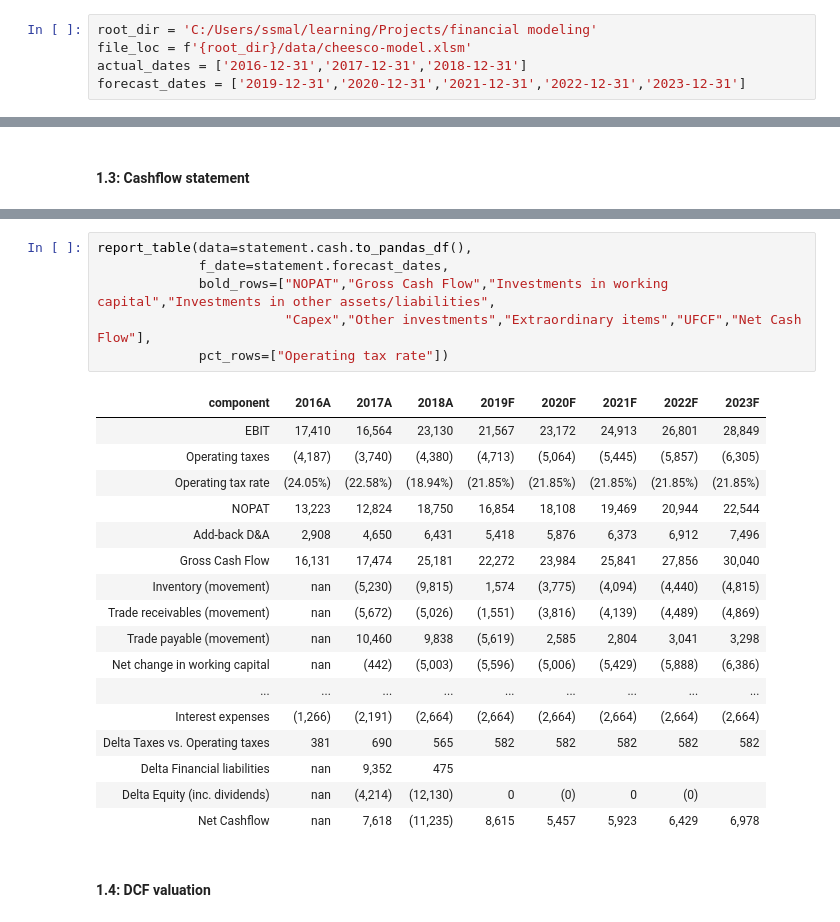
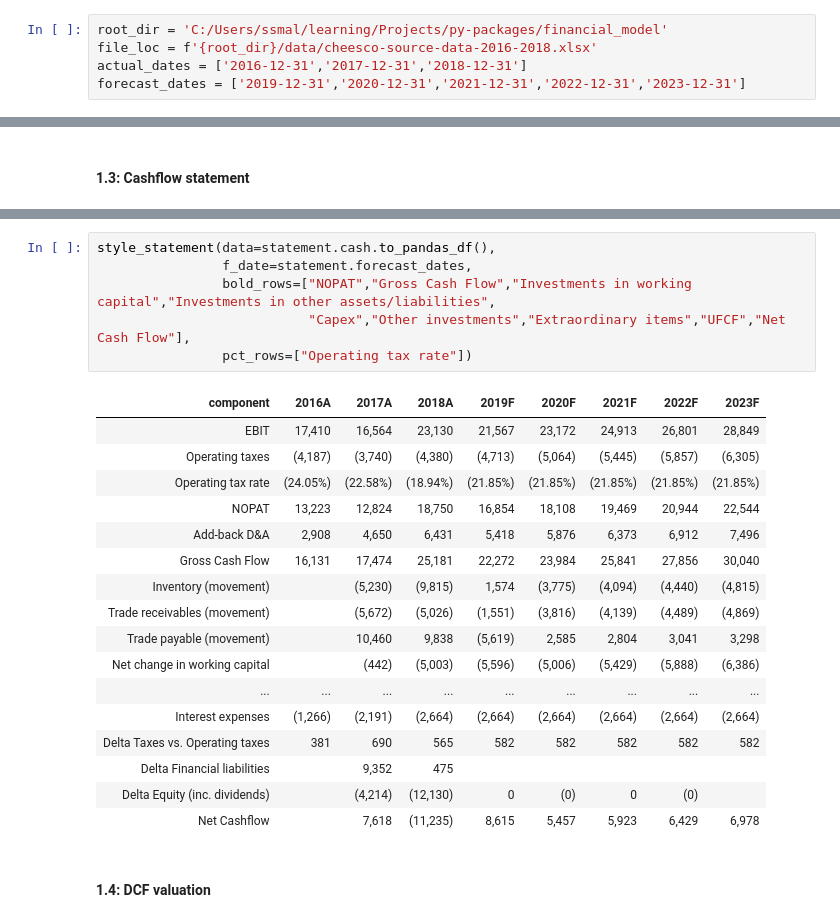
Before and after one commit to subhadri/financial_model, a Jupyter notebook: code/cheesco/company-valuation-2016-2018.ipynb, the cells around one changed output, grey strips where cells are left out. Cells and saved outputs as stored; diff of their text form.

```diff
--- a/code/cheesco/company-valuation-2016-2018.ipynb
+++ b/code/cheesco/company-valuation-2016-2018.ipynb
@@ -3,8 +16,8 @@
 # %% [markdown]
 ### User parameters:
 # %%
-root_dir = 'C:/Users/ssmal/learning/Projects/financial modeling'
-file_loc = f'{root_dir}/data/cheesco-model.xlsm'
+root_dir = 'C:/Users/ssmal/learning/Projects/py-packages/financial_model'
+file_loc = f'{root_dir}/data/cheesco-source-data-2016-2018.xlsx'
 actual_dates = ['2016-12-31','2017-12-31','2018-12-31']
 forecast_dates = ['2019-12-31','2020-12-31','2021-12-31','2022-12-31','2023-12-31']
 # %% [markdown]
@@ -119,27 +120,27 @@ statement.cash.to_pandas_df()
 # %%
-report_table(data=statement.cash.to_pandas_df(),
-             f_date=statement.forecast_dates,
-             bold_rows=["NOPAT","Gross Cash Flow","Investments in working capital","Investments in other assets/liabilities",
-                        "Capex","Other investments","Extraordinary items","UFCF","Net Cash Flow"],
-             pct_rows=["Operating tax rate"])
+style_statement(data=statement.cash.to_pandas_df(),
+                f_date=statement.forecast_dates,
+                bold_rows=["NOPAT","Gross Cash Flow","Investments in working capital","Investments in other assets/liabilities",
+                           "Capex","Other investments","Extraordinary items","UFCF","Net Cash Flow"],
+                pct_rows=["Operating tax rate"])
 # %% [output]
 | component | 2016A | 2017A | 2018A | 2019F | 2020F | 2021F | 2022F | 2023F |
 | EBIT | 17,410 | 16,564 | 23,130 | 21,567 | 23,172 | 24,913 | 26,801 | 28,849 |
 | Operating taxes | (4,187) | (3,740) | (4,380) | (4,713) | (5,064) | (5,445) | (5,857) | (6,305) |
 | Operating tax rate | (24.05%) | (22.58%) | (18.94%) | (21.85%) | (21.85%) | (21.85%) | (21.85%) | (21.85%) |
 | NOPAT | 13,223 | 12,824 | 18,750 | 16,854 | 18,108 | 19,469 | 20,944 | 22,544 |
 | Add-back D&A | 2,908 | 4,650 | 6,431 | 5,418 | 5,876 | 6,373 | 6,912 | 7,496 |
 | Gross Cash Flow | 16,131 | 17,474 | 25,181 | 22,272 | 23,984 | 25,841 | 27,856 | 30,040 |
-| Inventory (movement) | nan | (5,230) | (9,815) | 1,574 | (3,775) | (4,094) | (4,440) | (4,815) |
-| Trade receivables (movement) | nan | (5,672) | (5,026) | (1,551) | (3,816) | (4,139) | (4,489) | (4,869) |
-| Trade payable (movement) | nan | 10,460 | 9,838 | (5,619) | 2,585 | 2,804 | 3,041 | 3,298 |
-| Net change in working capital | nan | (442) | (5,003) | (5,596) | (5,006) | (5,429) | (5,888) | (6,386) |
+| Inventory (movement) |  | (5,230) | (9,815) | 1,574 | (3,775) | (4,094) | (4,440) | (4,815) |
+| Trade receivables (movement) |  | (5,672) | (5,026) | (1,551) | (3,816) | (4,139) | (4,489) | (4,869) |
+| Trade payable (movement) |  | 10,460 | 9,838 | (5,619) | 2,585 | 2,804 | 3,041 | 3,298 |
+| Net change in working capital |  | (442) | (5,003) | (5,596) | (5,006) | (5,429) | (5,888) | (6,386) |
 | ... | ... | ... | ... | ... | ... | ... | ... | ... |
 | Interest expenses | (1,266) | (2,191) | (2,664) | (2,664) | (2,664) | (2,664) | (2,664) | (2,664) |
 | Delta Taxes vs. Operating taxes | 381 | 690 | 565 | 582 | 582 | 582 | 582 | 582 |
-| Delta Financial liabilities | nan | 9,352 | 475 |  |  |  |  |  |
-| Delta Equity (inc. dividends) | nan | (4,214) | (12,130) | 0 | (0) | 0 | (0) |  |
-| Net Cashflow | nan | 7,618 | (11,235) | 8,615 | 5,457 | 5,923 | 6,429 | 6,978 |
+| Delta Financial liabilities |  | 9,352 | 475 |  |  |  |  |  |
+| Delta Equity (inc. dividends) |  | (4,214) | (12,130) | 0 | (0) | 0 | (0) |  |
+| Net Cashflow |  | 7,618 | (11,235) | 8,615 | 5,457 | 5,923 | 6,429 | 6,978 |
 # %% [markdown]
 #### 1.4: DCF valuation
 # %%
```
Also changed, not shown: parts of 10 cells of this notebook, 5 other files.
